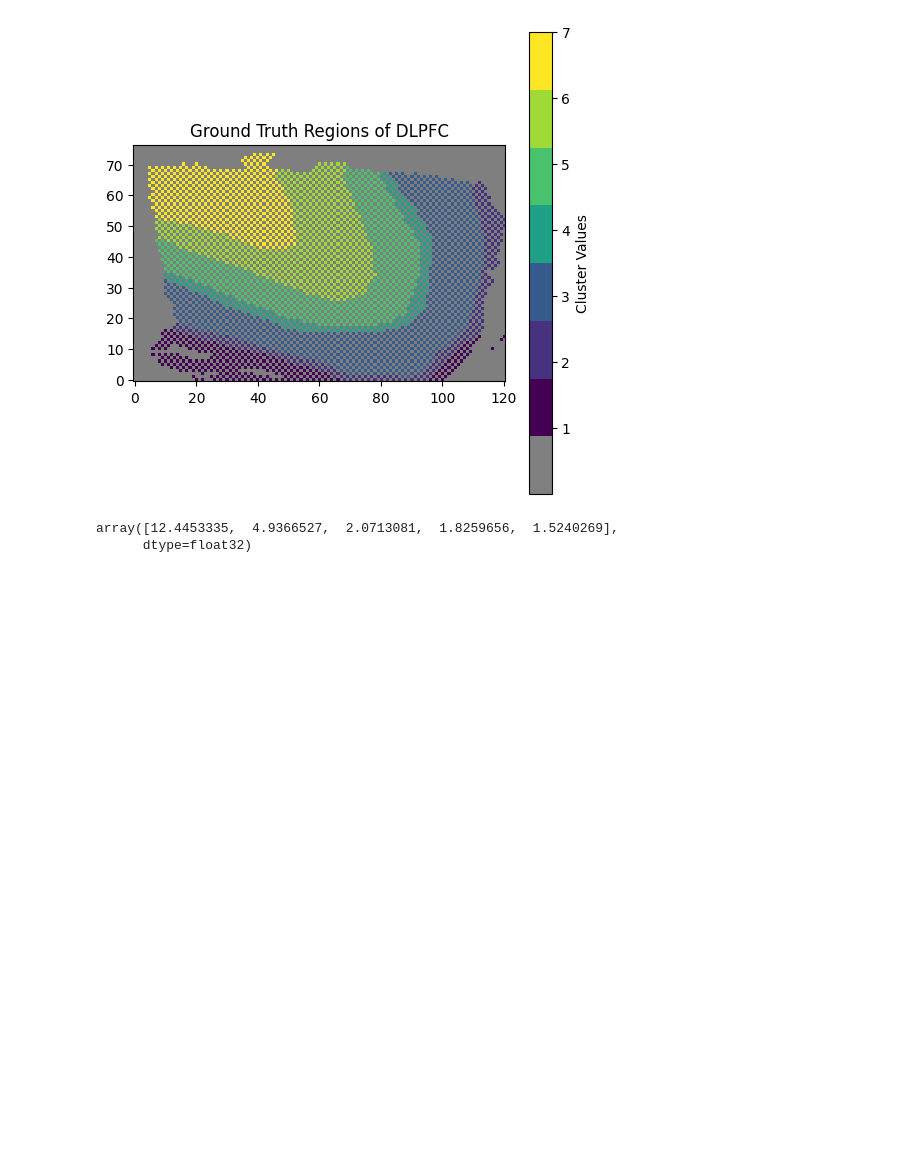
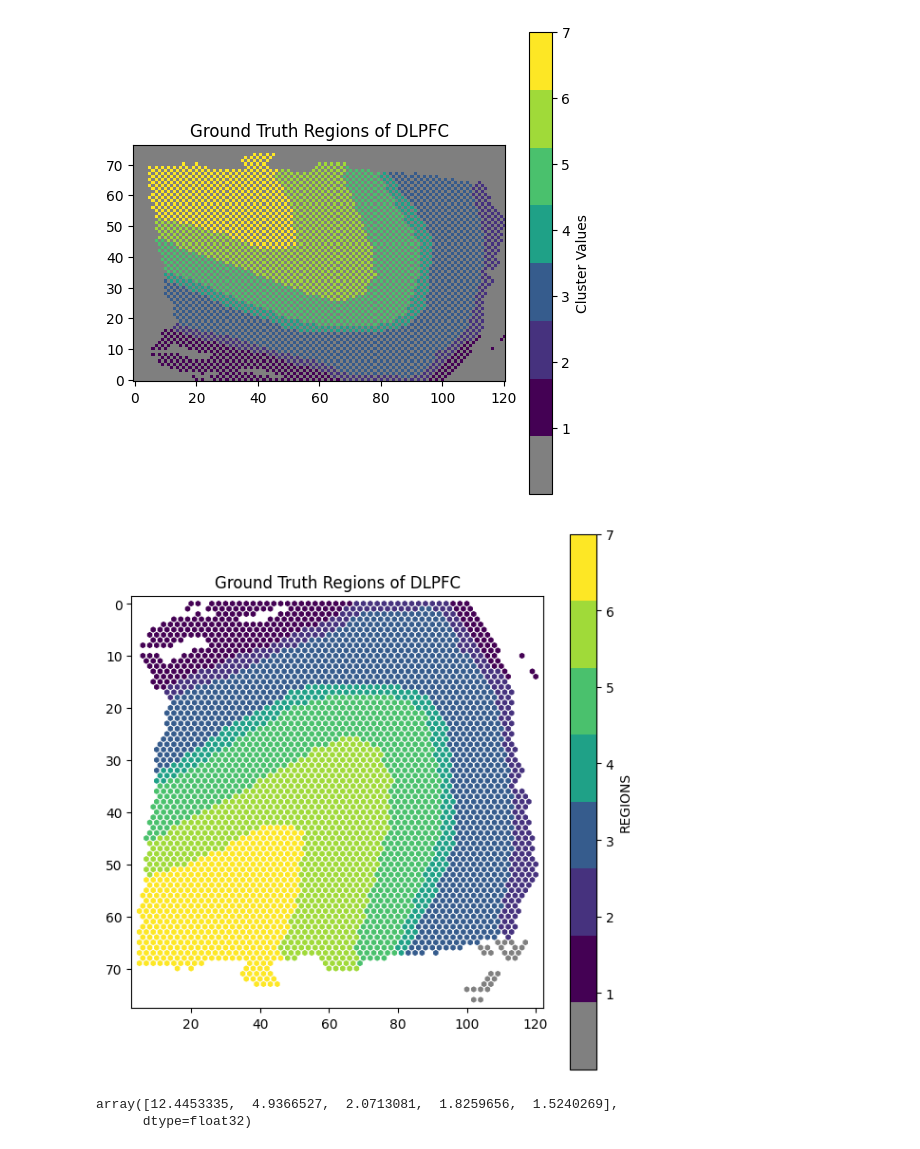
Before and after one commit to prob-ml/xennf, a Jupyter notebook: nf/scratch/dlpfc.ipynb, the cells around one changed output. Drawn from its saved outputs; the diff is of its cells as text; code cells hidden in the pictures; blank space fills up the shorter version.

```diff
--- a/nf/scratch/dlpfc.ipynb
+++ b/nf/scratch/dlpfc.ipynb
@@ -88,6 +88,49 @@ plt.title('Ground Truth Regions of DLPFC')
 # %% [output]
 Text(0.5, 1.0, 'Ground Truth Regions of DLPFC')
 [figure]
+# %%
+# Extract spatial locations
+rows = spatial_locations["row"].astype(float)
+columns = spatial_locations["col"].astype(float)
+
+# Create a square figure
+plt.figure(figsize=(6, 6))  # Keep the figure square
+
+# Cluster assignments and colormap
+# Create mapping between region names and integer codes
+region_to_int = {name: code + 1 for code, name in enumerate(original_adata.xenium_spot_data.obs["Region"].cat.categories)}
+int_to_region = {code + 1: name for code, name in enumerate(original_adata.xenium_spot_data.obs["Region"].cat.categories)}
+# Get cluster assignments using the mapping
+cluster_assignments = original_adata.xenium_spot_data.obs["Region"].cat.codes.values.astype(int) + 1
+colors = plt.cm.get_cmap('viridis', num_clusters + 1)
+grey_color = [0.5, 0.5, 0.5, 1]  # Medium gray for unused cluster
+colormap_colors = np.vstack((grey_color, colors(np.linspace(0, 1, num_clusters))))
+colormap = ListedColormap(colormap_colors)
+
+# Scatter plot
+plt.scatter(columns, rows, c=cluster_assignments, cmap=colormap, marker='h', s=12)#, edgecolors='white')
+
+# Calculate padding for the axis limits
+x_padding = (columns.max() - columns.min()) * 0.02  # 2% padding
+y_padding = (rows.max() - rows.min()) * 0.02        # 2% padding
+
+# Set axis limits with padding
+plt.xlim(columns.min() - x_padding, columns.max() + x_padding)
+plt.ylim(rows.min() - y_padding, rows.max() + y_padding)
+
+# Force square appearance by stretching the y-axis
+plt.gca().set_aspect((columns.max() - columns.min() + 2 * x_padding) /
+                     (rows.max() - rows.min() + 2 * y_padding))  # Adjust for padded ranges
+plt.gca().invert_yaxis()  # Maintain spatial orientation
+
+# Add colorbar and title
+plt.colorbar(ticks=range(1, num_clusters + 1), label="REGIONS")
+plt.title('Ground Truth Regions of DLPFC')
+
+plt.tight_layout()  # Minimize padding around the plot
+plt.show()
+# %% [output]
+[figure, added]
 # %%
 original_adata.xenium_spot_data.obsm["X_pca"].std(axis=0)
 # %% [output]
```
Also changed, not shown: parts of 1 cell of this notebook, 59 other files.
